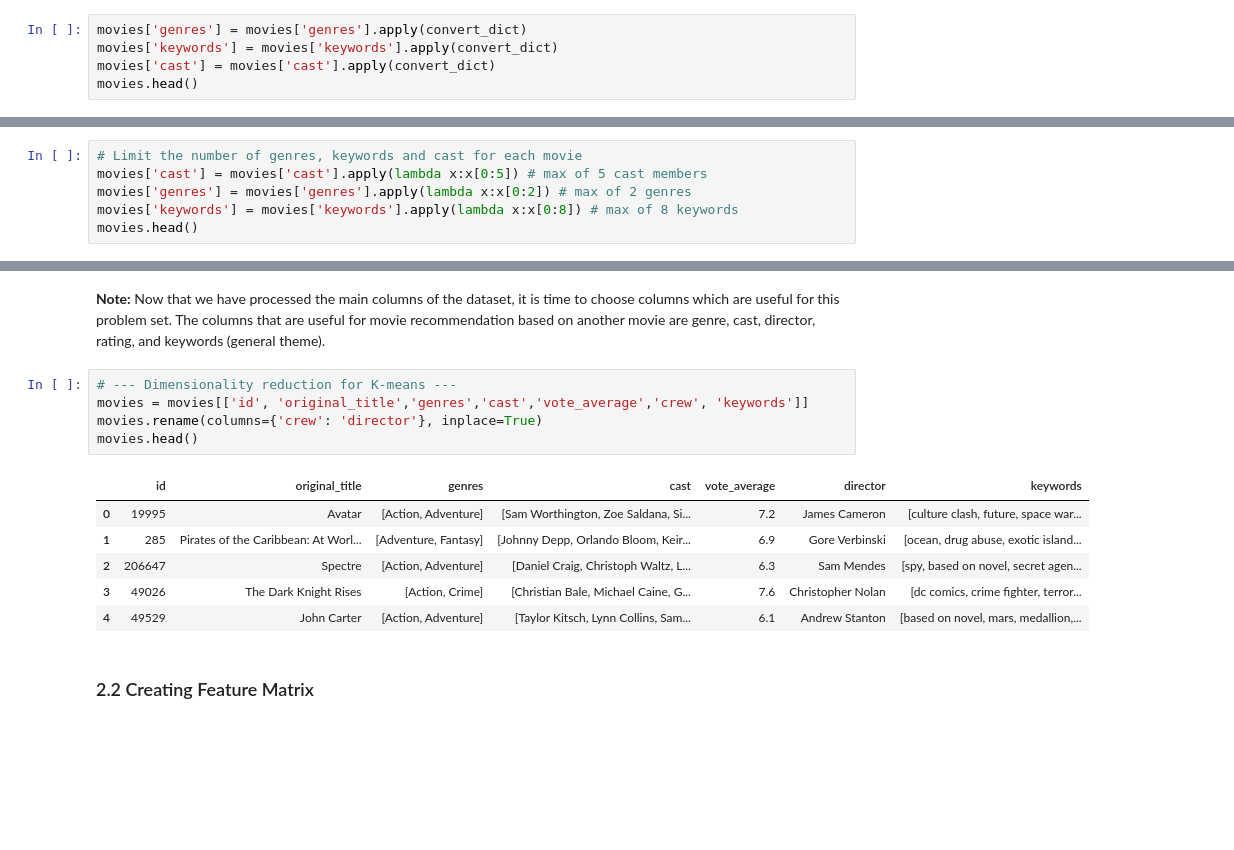
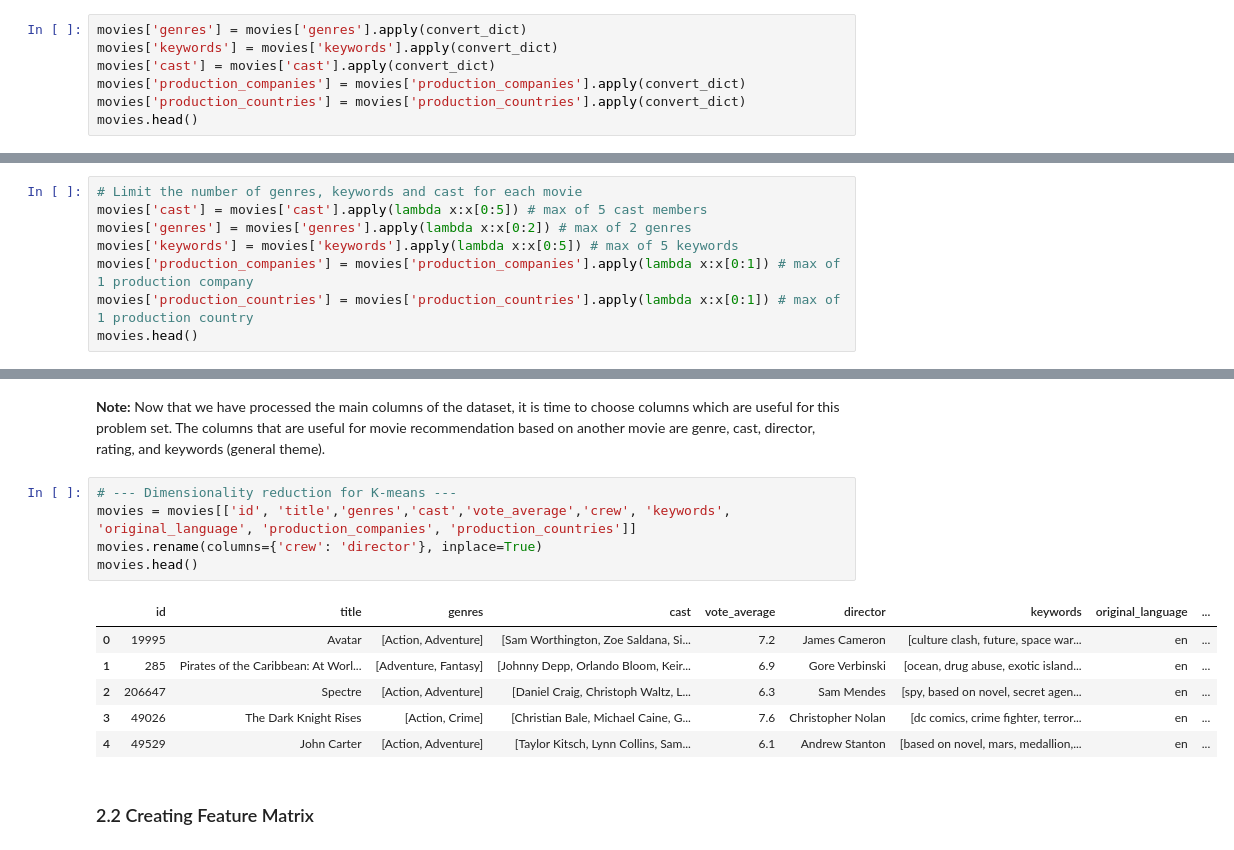
Before and after one commit to semereab-merry/movie-recommendation, a Jupyter notebook: movie_recommendation_system.ipynb, the cells around one changed output, grey strips where cells are left out. Drawn from its saved outputs; the diff is of its cells as text; blank space fills up the shorter version.

```diff
--- a/movie_recommendation_system.ipynb
+++ b/movie_recommendation_system.ipynb
@@ -182,6 +182,8 @@ def fetch_director(text):
 movies['genres'] = movies['genres'].apply(convert_dict)
 movies['keywords'] = movies['keywords'].apply(convert_dict)
 movies['cast'] = movies['cast'].apply(convert_dict)
+movies['production_companies'] = movies['production_companies'].apply(convert_dict)
+movies['production_countries'] = movies['production_countries'].apply(convert_dict)
 movies.head()
 # %% [output]
 |  | budget | genres | homepage | id | keywords | original_language | original_title | overview | ... |
@@ -202,7 +204,9 @@ movies.head(1)
 # Limit the number of genres, keywords and cast for each movie
 movies['cast'] = movies['cast'].apply(lambda x:x[0:5]) # max of 5 cast members
 movies['genres'] = movies['genres'].apply(lambda x:x[0:2]) # max of 2 genres
-movies['keywords'] = movies['keywords'].apply(lambda x:x[0:8]) # max of 8 keywords
+movies['keywords'] = movies['keywords'].apply(lambda x:x[0:5]) # max of 5 keywords
+movies['production_companies'] = movies['production_companies'].apply(lambda x:x[0:1]) # max of 1 production company
+movies['production_countries'] = movies['production_countries'].apply(lambda x:x[0:1]) # max of 1 production country
 movies.head()
 # %% [output]
 |  | budget | genres | homepage | id | keywords | original_language | original_title | overview | ... |
@@ -226,16 +230,16 @@ Index(['budget', 'genres', 'homepage', 'id', 'keywords', 'original_language',
 The columns that are useful for movie recommendation based on another movie are genre, cast, director, rating, and keywords (general theme).
 # %%
 # --- Dimensionality reduction for K-means ---
-movies = movies[['id', 'original_title','genres','cast','vote_average','crew', 'keywords']]
+movies = movies[['id', 'title','genres','cast','vote_average','crew', 'keywords', 'original_language', 'production_companies', 'production_countries']]
 movies.rename(columns={'crew': 'director'}, inplace=True)
 movies.head()
 # %% [output]
-|  | id | original_title | genres | cast | vote_average | director | keywords |
-| 0 | 19995 | Avatar | [Action, Adventure] | [Sam Worthington, Zoe Saldana, Si... | 7.2 | James Cameron | [culture clash, future, space war... |
-| 1 | 285 | Pirates of the Caribbean: At Worl... | [Adventure, Fantasy] | [Johnny Depp, Orlando Bloom, Keir... | 6.9 | Gore Verbinski | [ocean, drug abuse, exotic island... |
-| 2 | 206647 | Spectre | [Action, Adventure] | [Daniel Craig, Christoph Waltz, L... | 6.3 | Sam Mendes | [spy, based on novel, secret agen... |
-| 3 | 49026 | The Dark Knight Rises | [Action, Crime] | [Christian Bale, Michael Caine, G... | 7.6 | Christopher Nolan | [dc comics, crime fighter, terror... |
-| 4 | 49529 | John Carter | [Action, Adventure] | [Taylor Kitsch, Lynn Collins, Sam... | 6.1 | Andrew Stanton | [based on novel, mars, medallion,... |
+|  | id | title | genres | cast | vote_average | director | keywords | original_language | ... |
+| 0 | 19995 | Avatar | [Action, Adventure] | [Sam Worthington, Zoe Saldana, Si... | 7.2 | James Cameron | [culture clash, future, space war... | en | ... |
+| 1 | 285 | Pirates of the Caribbean: At Worl... | [Adventure, Fantasy] | [Johnny Depp, Orlando Bloom, Keir... | 6.9 | Gore Verbinski | [ocean, drug abuse, exotic island... | en | ... |
+| 2 | 206647 | Spectre | [Action, Adventure] | [Daniel Craig, Christoph Waltz, L... | 6.3 | Sam Mendes | [spy, based on novel, secret agen... | en | ... |
+| 3 | 49026 | The Dark Knight Rises | [Action, Crime] | [Christian Bale, Michael Caine, G... | 7.6 | Christopher Nolan | [dc comics, crime fighter, terror... | en | ... |
+| 4 | 49529 | John Carter | [Action, Adventure] | [Taylor Kitsch, Lynn Collins, Sam... | 6.1 | Andrew Stanton | [based on novel, mars, medallion,... | en | ... |
 # %% [markdown]
 ### 2.2 Creating Feature Matrix
 # %%
```
Also changed, not shown: parts of 12 cells of this notebook, 3 other files.
